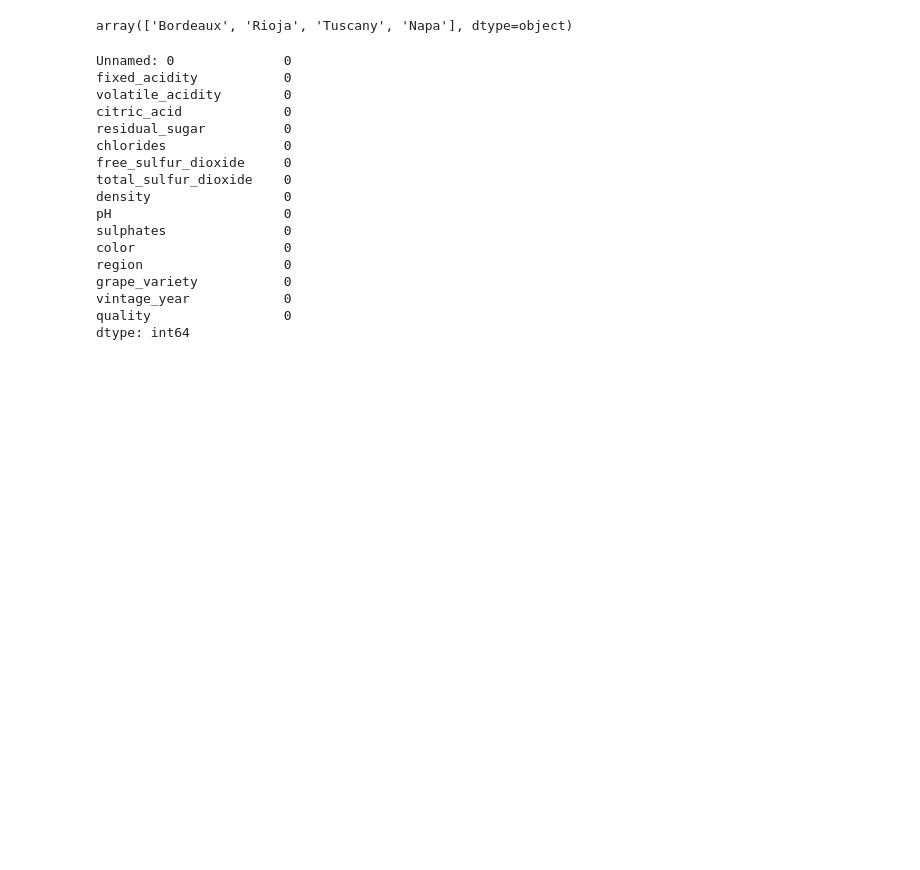
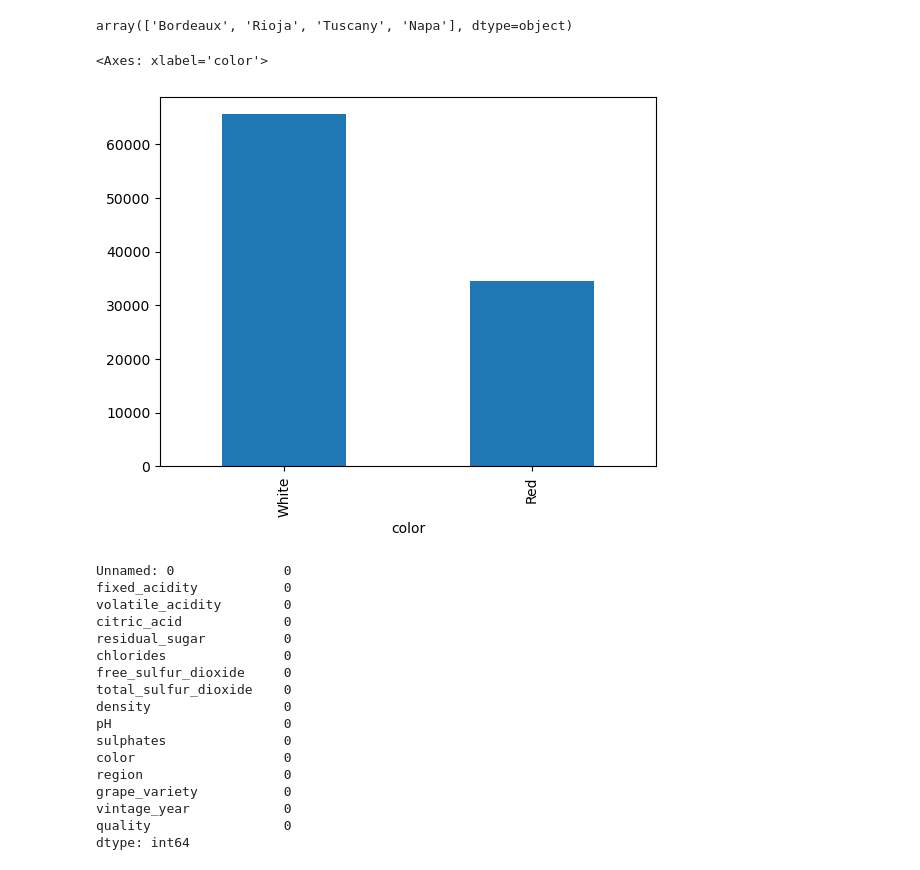
Before and after one commit to RupaliTekade/Wine_Quality_Project, a Jupyter notebook: wine.ipynb, the cells around one changed output. Drawn from its saved outputs; the diff is of its cells as text; code cells hidden in the pictures; blank space fills up the shorter version.

```diff
--- a/wine.ipynb
+++ b/wine.ipynb
@@ -165,6 +205,11 @@ df["region"].value_counts().plot(kind="bar")
 df["region"].unique()
 # %% [output]
 array(['Bordeaux', 'Rioja', 'Tuscany', 'Napa'], dtype=object)
+# %%
+df["color"].value_counts().plot(kind="bar")
+# %% [output]
+<Axes: xlabel='color'>
+[figure, added]
 # %%
 df.isnull().sum()
 # %% [output]
```
Also changed, not shown: parts of 21 cells of this notebook.
